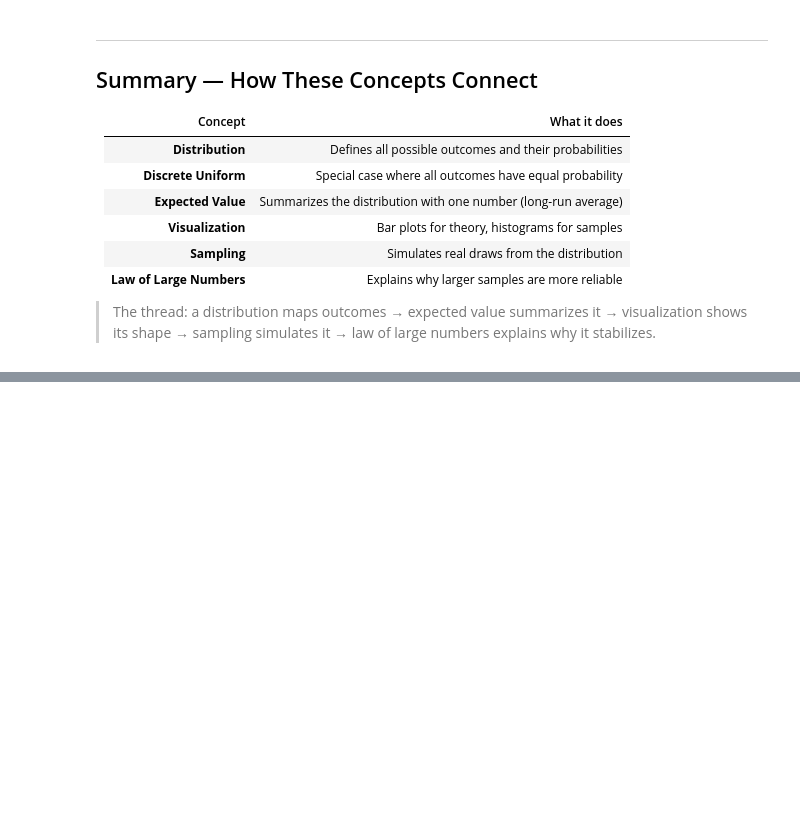
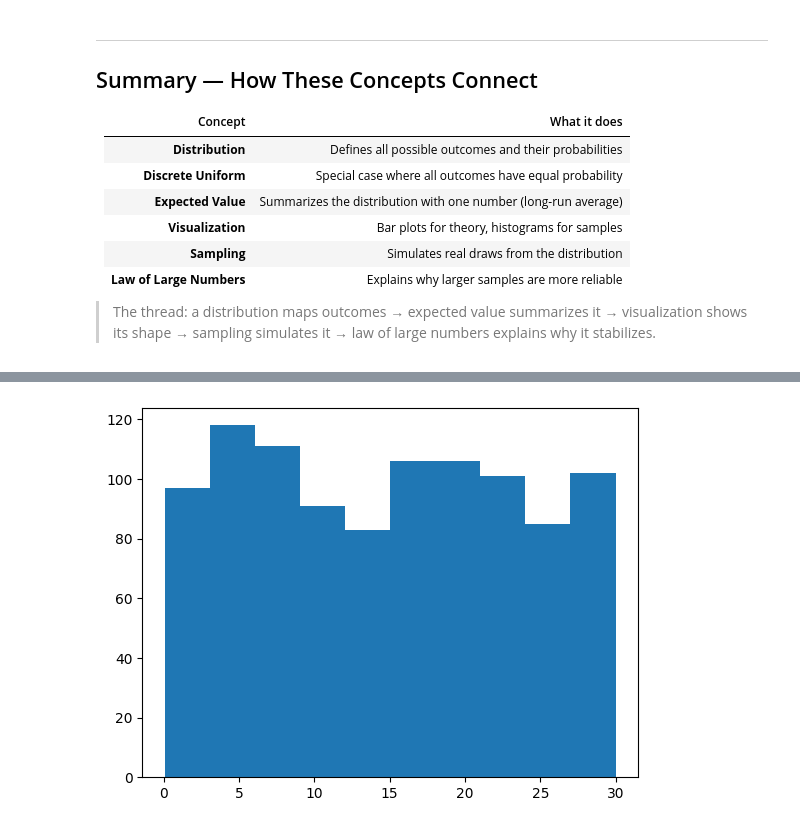
Before and after one commit to Al-ameen12/python-concepts, a Jupyter notebook: stats_n_python/statistics_concepts.ipynb, the cells around one changed output, grey strips where cells are left out. Saved outputs shown, nothing was run; the diff lists cells and outputs as text; code cells hidden in the pictures; blank space fills up the shorter version.

Commit message:
continuous uniform distribution
 data simulation with rvs

The binomial distribution

normal distribution

cdf parameters by distribution

```diff
--- a/stats_n_python/statistics_concepts.ipynb
+++ b/stats_n_python/statistics_concepts.ipynb
@@ -157,0 +299,17 @@ plt.show()
+# %%
+import numpy as np
+import matplotlib.pyplot as plt
+# Set random seed to 334
+np.random.seed(334)
+
+# Import uniform
+from scipy.stats import uniform
+
+# Generate 1000 wait times between 0 and 30 mins
+wait_times = uniform.rvs(0, 30, size=1000)
+
+# Create a histogram of simulated times and show plot
+plt.hist(wait_times)
+plt.show()
+# %% [output]
+[figure, added]
```
Also changed, not shown: parts of 15 cells of this notebook.
